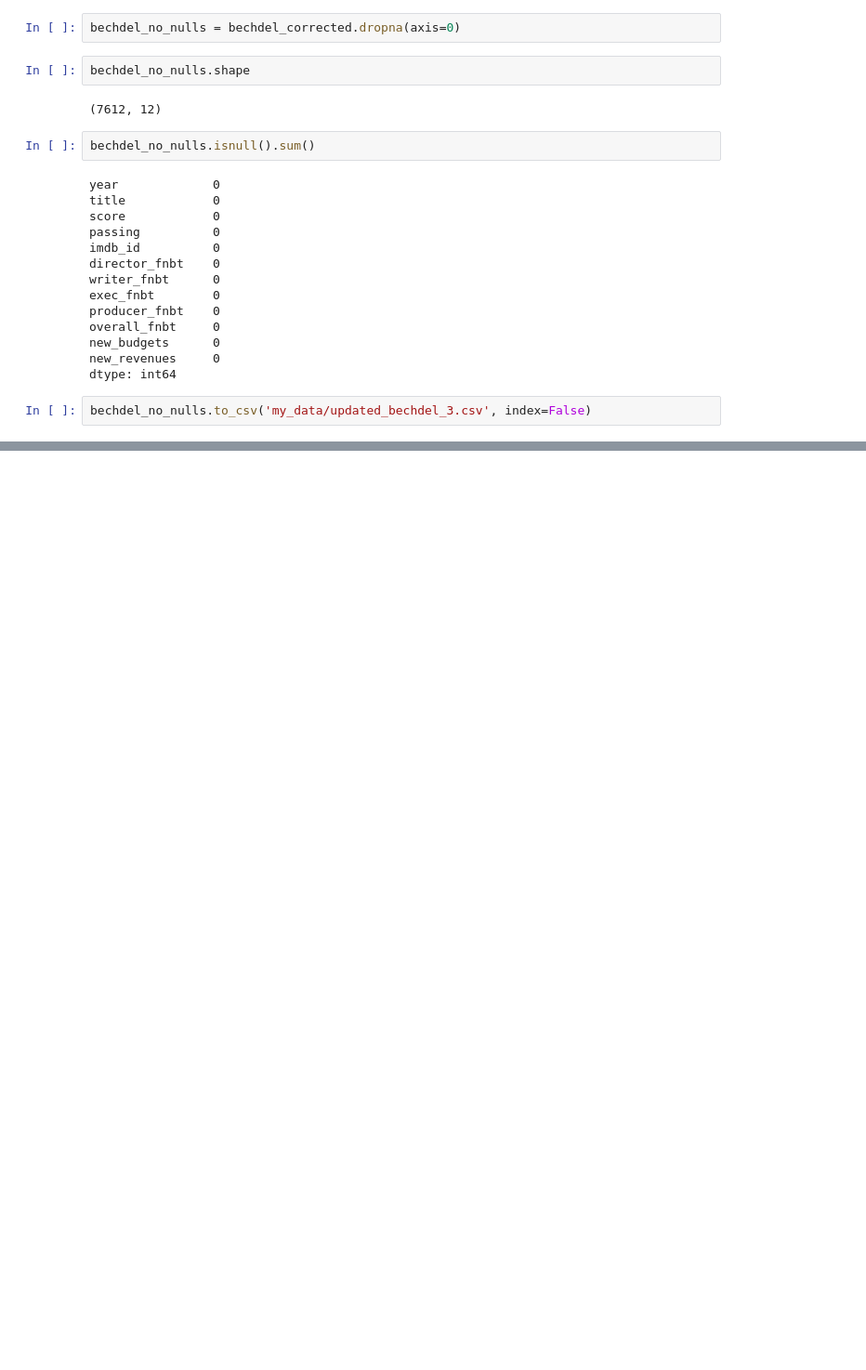
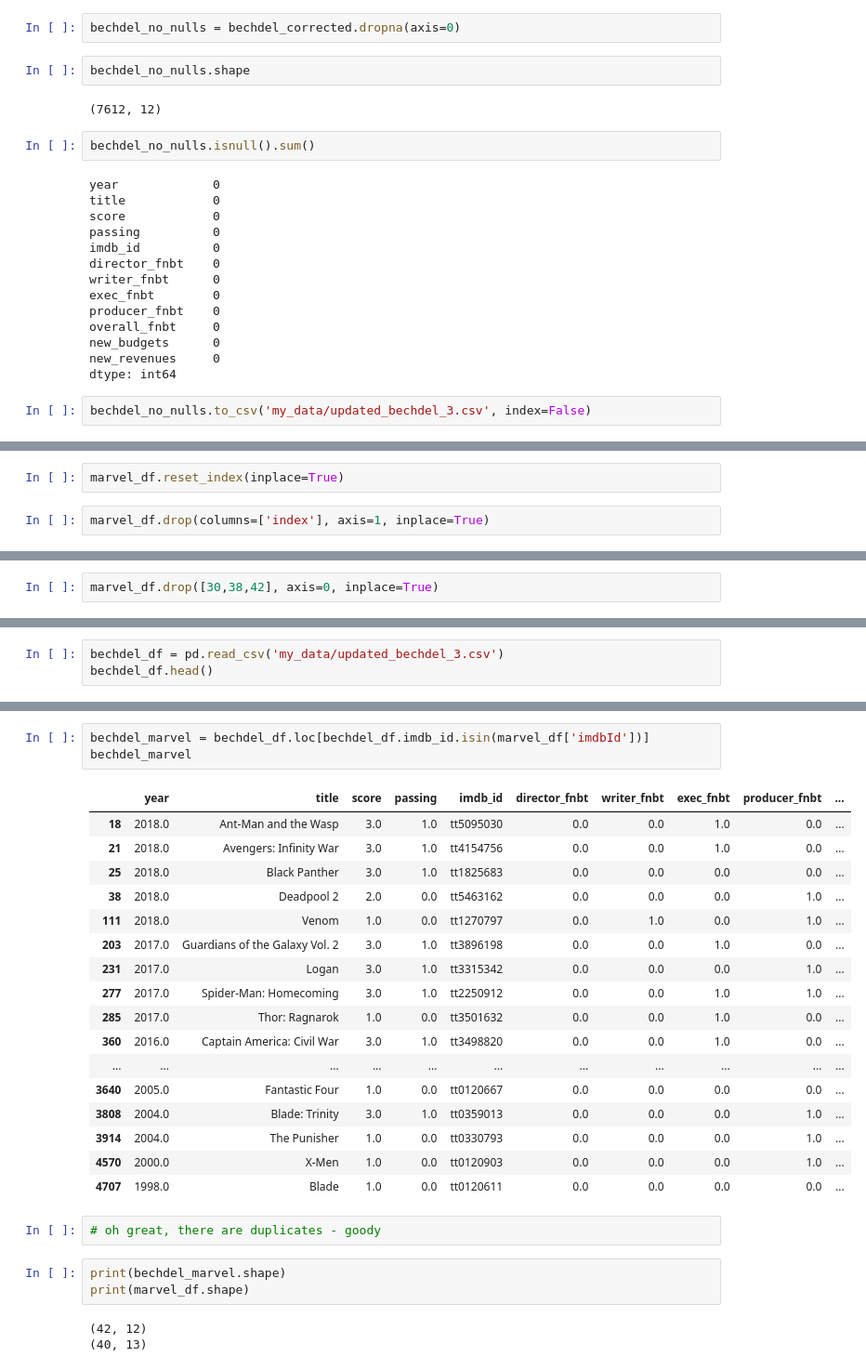
Before and after one commit to MagicMilly/women-in-film-analysis-dashboard, a Jupyter notebook: more_data_munging_useful.ipynb, the cells around one changed output, grey strips where cells are left out. Shown at 93% size. Cells and saved outputs as stored; diff of their text form; blank space fills up the shorter version.

Commit message:
marvel movie data

```diff
--- a/more_data_munging_useful.ipynb
+++ b/more_data_munging_useful.ipynb
@@ -2558,0 +2669,4 @@ bechdel_no_nulls.to_csv('my_data/updated_bechdel_3.csv', index=False)
+# %%
+marvel_df.reset_index(inplace=True)
+# %%
+marvel_df.drop(columns=['index'], axis=1, inplace=True)
@@ -2558,0 +2695,2 @@ bechdel_no_nulls.to_csv('my_data/updated_bechdel_3.csv', index=False)
+# %%
+marvel_df.drop([30,38,42], axis=0, inplace=True)
@@ -2558,0 +2719,3 @@ bechdel_no_nulls.to_csv('my_data/updated_bechdel_3.csv', index=False)
+# %%
+bechdel_df = pd.read_csv('my_data/updated_bechdel_3.csv')
+bechdel_df.head()
@@ -2558,0 +2729,29 @@ bechdel_no_nulls.to_csv('my_data/updated_bechdel_3.csv', index=False)
+# %%
+bechdel_marvel = bechdel_df.loc[bechdel_df.imdb_id.isin(marvel_df['imdbId'])]
+bechdel_marvel
+# %% [output]
+|  | year | title | score | passing | imdb_id | director_fnbt | writer_fnbt | exec_fnbt | producer_fnbt | ... |
+| 18 | 2018.0 | Ant-Man and the Wasp | 3.0 | 1.0 | tt5095030 | 0.0 | 0.0 | 1.0 | 0.0 | ... |
+| 21 | 2018.0 | Avengers: Infinity War | 3.0 | 1.0 | tt4154756 | 0.0 | 0.0 | 1.0 | 0.0 | ... |
+| 25 | 2018.0 | Black Panther | 3.0 | 1.0 | tt1825683 | 0.0 | 0.0 | 0.0 | 0.0 | ... |
+| 38 | 2018.0 | Deadpool 2 | 2.0 | 0.0 | tt5463162 | 0.0 | 0.0 | 0.0 | 1.0 | ... |
+| 111 | 2018.0 | Venom | 1.0 | 0.0 | tt1270797 | 0.0 | 1.0 | 0.0 | 1.0 | ... |
+| 203 | 2017.0 | Guardians of the Galaxy Vol. 2 | 3.0 | 1.0 | tt3896198 | 0.0 | 0.0 | 1.0 | 0.0 | ... |
+| 231 | 2017.0 | Logan | 3.0 | 1.0 | tt3315342 | 0.0 | 0.0 | 0.0 | 1.0 | ... |
+| 277 | 2017.0 | Spider-Man: Homecoming | 3.0 | 1.0 | tt2250912 | 0.0 | 0.0 | 1.0 | 1.0 | ... |
+| 285 | 2017.0 | Thor: Ragnarok | 1.0 | 0.0 | tt3501632 | 0.0 | 0.0 | 1.0 | 0.0 | ... |
+| 360 | 2016.0 | Captain America: Civil War | 3.0 | 1.0 | tt3498820 | 0.0 | 0.0 | 1.0 | 0.0 | ... |
+| ... | ... | ... | ... | ... | ... | ... | ... | ... | ... | ... |
+| 3640 | 2005.0 | Fantastic Four | 1.0 | 0.0 | tt0120667 | 0.0 | 0.0 | 0.0 | 0.0 | ... |
+| 3808 | 2004.0 | Blade: Trinity | 3.0 | 1.0 | tt0359013 | 0.0 | 0.0 | 0.0 | 1.0 | ... |
+| 3914 | 2004.0 | The Punisher | 1.0 | 0.0 | tt0330793 | 0.0 | 0.0 | 0.0 | 1.0 | ... |
+| 4570 | 2000.0 | X-Men | 1.0 | 0.0 | tt0120903 | 0.0 | 0.0 | 0.0 | 1.0 | ... |
+| 4707 | 1998.0 | Blade | 1.0 | 0.0 | tt0120611 | 0.0 | 0.0 | 0.0 | 0.0 | ... |
+# %%
+# oh great, there are duplicates - goody
+# %%
+print(bechdel_marvel.shape)
+print(marvel_df.shape)
+# %% [output]
+(42, 12)
+(40, 13)
```
Also changed, not shown: parts of 42 cells of this notebook.
